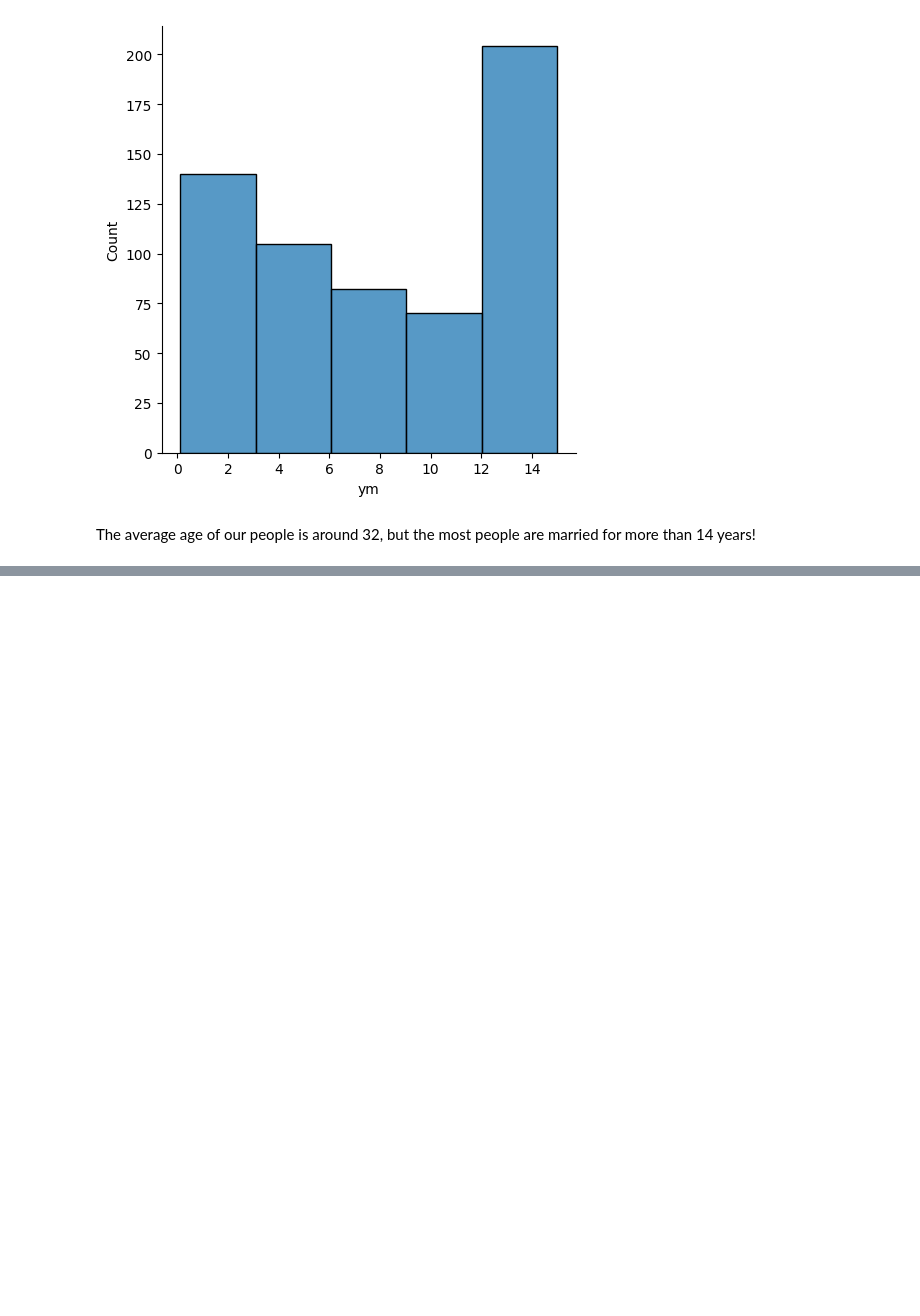
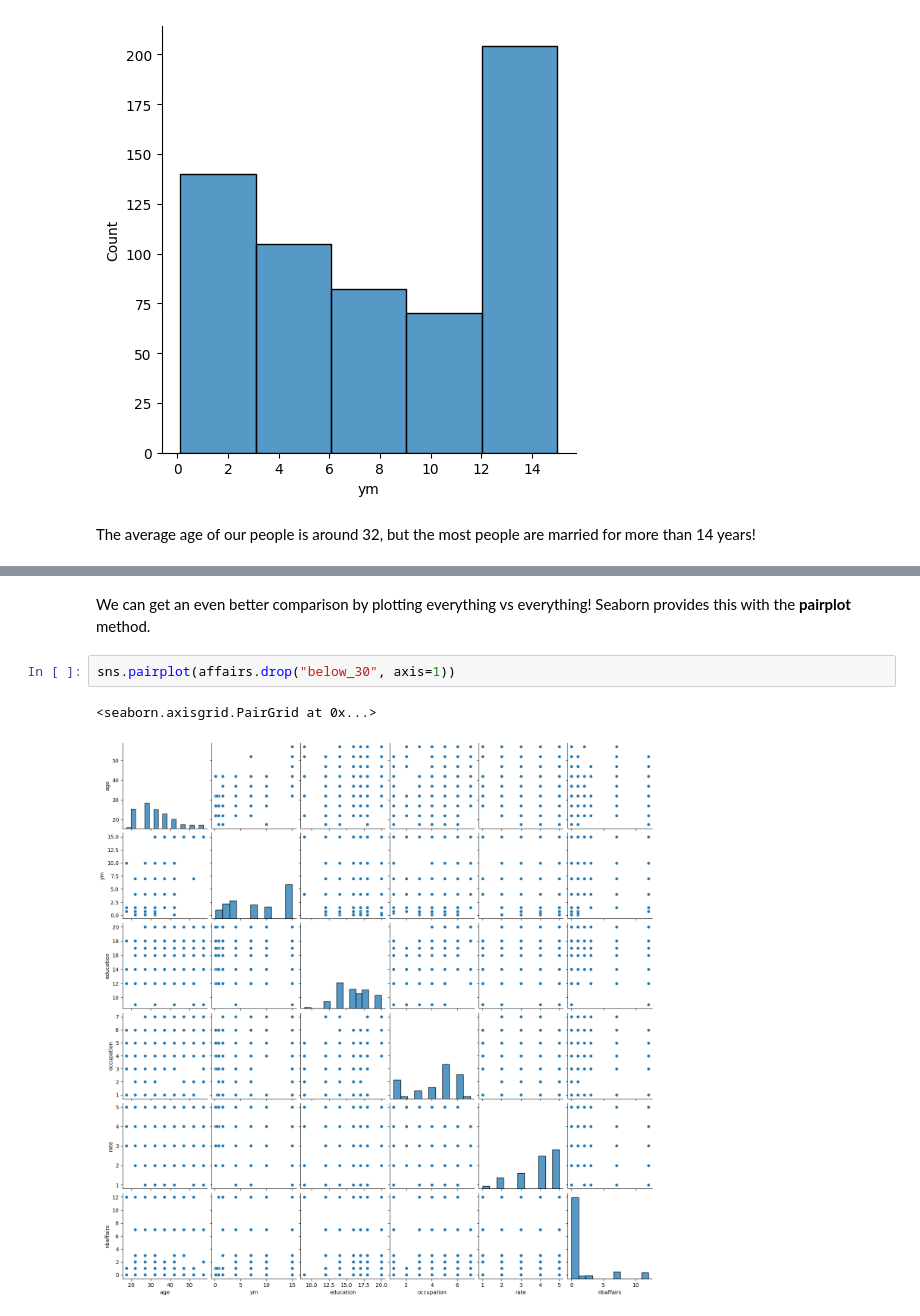
Before and after one commit to HoangMinh153/Data-Analyst, a Jupyter notebook: About_ExtramaritalData/Data_Exploration.ipynb, the cells around one changed output, grey strips where cells are left out. Drawn from its saved outputs; the diff is of its cells as text; blank space fills up the shorter version.

```diff
--- a/About_ExtramaritalData/Data_Exploration.ipynb
+++ b/About_ExtramaritalData/Data_Exploration.ipynb
@@ -186,0 +263,7 @@ The average age of our people is around 32, but the most people are married for
+# %% [markdown]
+We can get an even better comparison by plotting everything vs everything! Seaborn provides this with the **pairplot** method.
+# %%
+sns.pairplot(affairs.drop("below_30", axis=1))
+# %% [output]
+<seaborn.axisgrid.PairGrid at 0x...>
+[figure, added]
```
Also changed, not shown: parts of 26 cells of this notebook.
